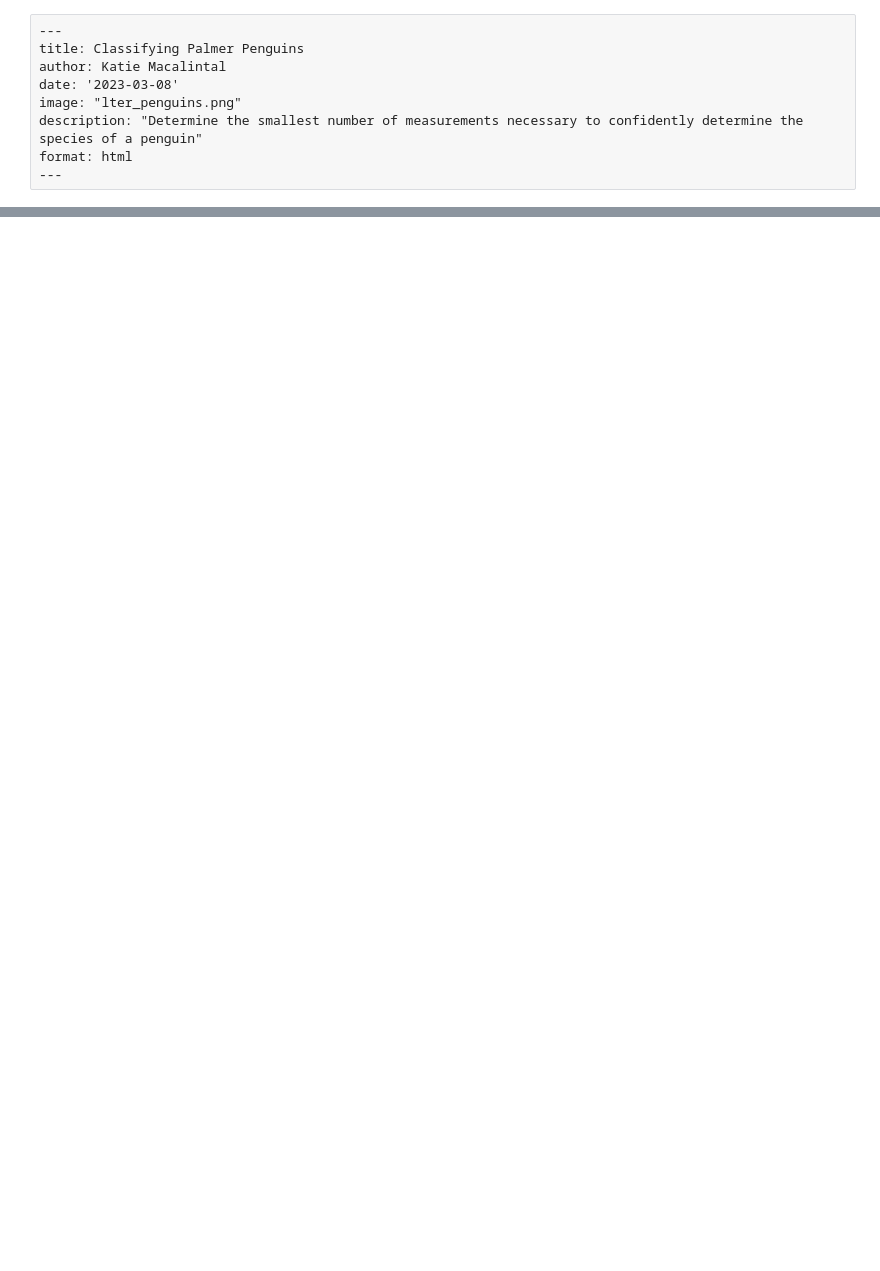
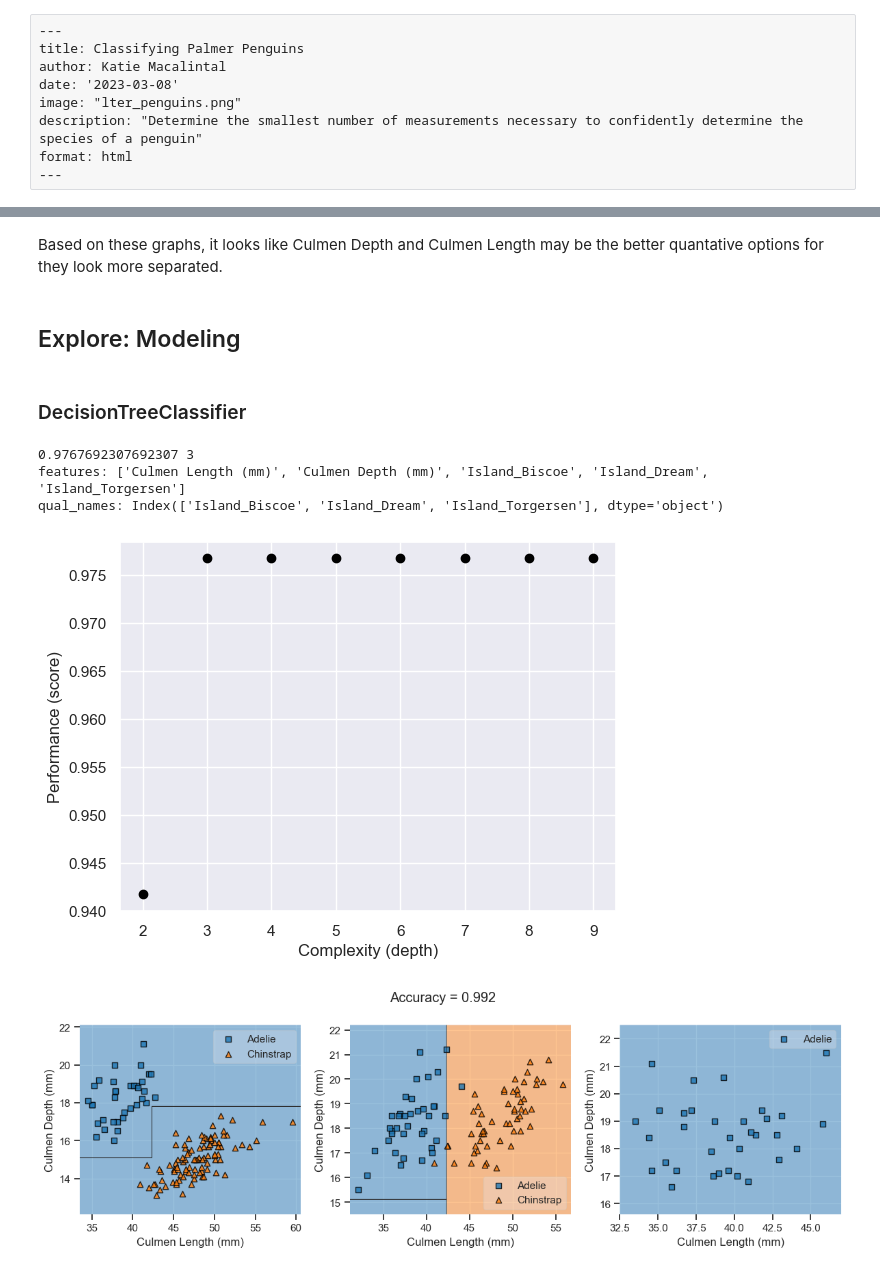
Before and after one commit to KatieMacalintal/KatieMacalintal.github.io, a Jupyter notebook: posts/palmer-penguins/index.ipynb, the cells around one changed output, grey strips where cells are left out. Cells and saved outputs as stored; diff of their text form; code cells hidden in the pictures; blank space fills up the shorter version.

```diff
--- a/posts/palmer-penguins/index.ipynb
+++ b/posts/palmer-penguins/index.ipynb
@@ -200,3 +9,0 @@ def decision_region_panel(X, y, model, qual_features):
-# %%
-qual_features = ["Clutch Completion_No", "Clutch Completion_Yes"]
-decision_region_panel(X_train[cols], y_train, LR, qual_features)
@@ -204,0 +146,4 @@ decision_region_panel(X_train[cols], y_train, LR, qual_features)
+# %% [markdown]
+Based on these graphs, it looks like Culmen Depth and Culmen Length may be the better quantative options for they look more separated.
+# %% [markdown]
+## Explore: Modeling
@@ -204,0 +186,36 @@ decision_region_panel(X_train[cols], y_train, LR, qual_features)
+# %% [markdown]
+### DecisionTreeClassifier
+# %%
+#FIND MAX DEPTH OF TREE
+from sklearn.model_selection import cross_val_score
+from sklearn.tree import DecisionTreeClassifier
+
+fig, ax = plt.subplots(1)
+
+max_score = 0
+best_depth = 0
+for d in range(2, 10):
+    # USING DECISION TREE CLASSIFER
+    T = DecisionTreeClassifier(max_depth = d)
+    cv_mean = cross_val_score(T, X_train[features], y_train, cv = 10).mean()
+    ax.scatter(d, cv_mean, color = "black")
+    if cv_mean > max_score:
+        max_score = cv_mean
+        best_depth = d
+
+labs = ax.set(xlabel = "Complexity (depth)", ylabel = "Performance (score)")
+
+print(max_score, best_depth)
+
+DTC = DecisionTreeClassifier(max_depth = best_depth)
+DTC.fit(X_train[features], y_train)
+# print(DTC.score(X_train[features], y_train))
+print(f"features: {features}")
+print(f"qual_names: {qual_names}")
+decision_region_panel(X_train[features], y_train, DTC, qual_names)
+# %% [output]
+0.9767692307692307 3
+features: ['Culmen Length (mm)', 'Culmen Depth (mm)', 'Island_Biscoe', 'Island_Dream', 'Island_Torgersen']
+qual_names: Index(['Island_Biscoe', 'Island_Dream', 'Island_Torgersen'], dtype='object')
+[figure, added]
+[figure, added]
```
Also changed, not shown: parts of 44 cells of this notebook, 10 other files.
